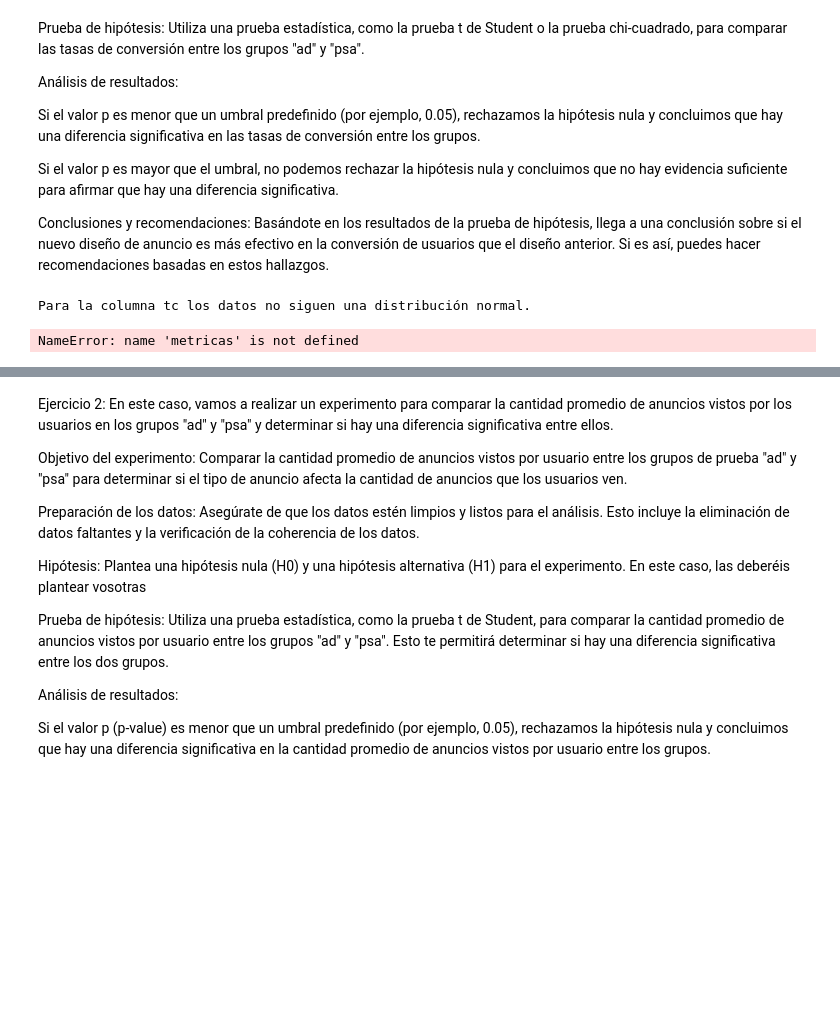
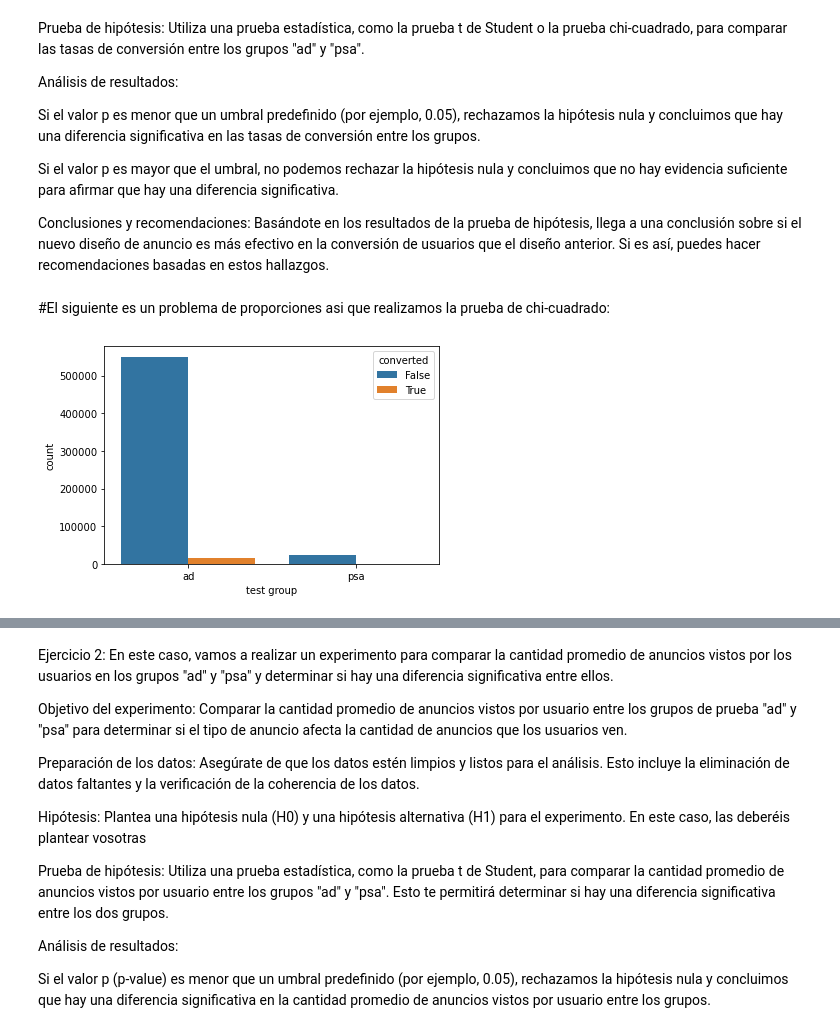
Before and after one commit to inesaag/Pair-Programming-Modulo-3-Sprint1-InesyMirna, a Jupyter notebook: pair_4_ABTesting.ipynb, the cells around one changed output, grey strips where cells are left out. Saved outputs shown, nothing was run; the diff lists cells and outputs as text; code cells hidden in the pictures; blank space fills up the shorter version.

```diff
--- a/pair_4_ABTesting.ipynb
+++ b/pair_4_ABTesting.ipynb
@@ -28,7 +28,7 @@ warnings.filterwarnings("ignore")
 
 from scipy.stats import chi2_contingency, ttest_ind
 # %%
-df = pd.read_csv("marketing_AB.csv")
+df = pd.read_csv("files/marketing_AB.csv")
 df.head()
 # %% [output]
 |  | Unnamed: 0 | user id | test group | converted | total ads | most ads day | most ads hour |
@@ -221,3 +177,0 @@ df_psa
-# %%
-df = pd.concat([df_ad, df_psa], axis = 0)
-df.head()
@@ -260,4 +187,0 @@ def normalidad(dataframe, columna):
-# %%
-normalidad(df,"tc")
-# %% [output]
-Para la columna tc los datos no siguen una distribución normal.
@@ -266,47 +188,6 @@ u_statistic, p_value = stats.mannwhitneyu(df_psa[""], "tc")
-# %%
-# vamos a crear una función para calcular este test y ver si hay diferencias entre los grupos de estudio
-
-def test_man_whitney(dataframe, columnas_metricas, grupo_control, grupo_test, columna_grupos = "campaign_name"):
-
-    """
-    Realiza la prueba de Mann-Whitney U para comparar las medianas de las métricas entre dos grupos en un DataFrame dado.
-
-    Parámetros:
-    - dataframe (DataFrame): El DataFrame que contiene los datos.
-    - columnas_metricas (list): Una lista de nombres de columnas que representan las métricas a comparar entre los grupos.
-    - grupo_control (str): El nombre del grupo de control en la columna especificada por columna_grupos.
-    - grupo_test (str): El nombre del grupo de test en la columna especificada por columna_grupos.
-    - columna_grupos (str): El nombre de la columna que contiene la información de los grupos. Por defecto, "campaign_name".
-
-    Returns
-    No devuelve nada directamente, pero imprime en la consola si las medianas son diferentes o iguales para cada métrica.
-    Se utiliza la prueba de Mann-Whitney U para evaluar si hay diferencias significativas entre los grupos.
-    """
-    # filtramos el DataFrame para quedarnos solo con los datos de control
-    control = dataframe[dataframe[columna_grupos] == grupo_control]
-
-    # filtramos el DataFrame para quedarnos solo con los datos de control
-    test = dataframe[dataframe[columna_grupos] == grupo_test]
-
-
-    # iteramos por las columnas de las metricas para ver si para cada una de ellas hay diferencias entre los grupos
-    for metrica in columnas_metricas:
-
-        # filtrams el conjunto de datos para quedarnos solo con la columna de la metrica que nos interesa
-        metrica_control = control[metrica]
-        metrica_test = test[metrica]
-
-        # aplicamos el estadístico
-        u_statistic, p_value = stats.mannwhitneyu(metrica_control, metrica_test)
-
-        if p_value < 0.05:
-            print(f"Para la métrica {metrica}, las medianas son diferentes.")
-        else:
-            print(f"Para la métrica {metrica}, las medianas son iguales.")
-
-
-
-## llamamos a la función
-test_man_whitney(df, metricas, "Control Campaign", "Test Campaign" )
-# %% [output]
-NameError: name 'metricas' is not defined
+# %% [markdown]
+#El siguiente es un problema de proporciones asi que realizamos la prueba de chi-cuadrado:
+# %%
+sns.countplot(x = "test group", hue = "converted", data = df);
+# %% [output]
+[figure, added]
```
Also changed, not shown: parts of 51 cells of this notebook.
